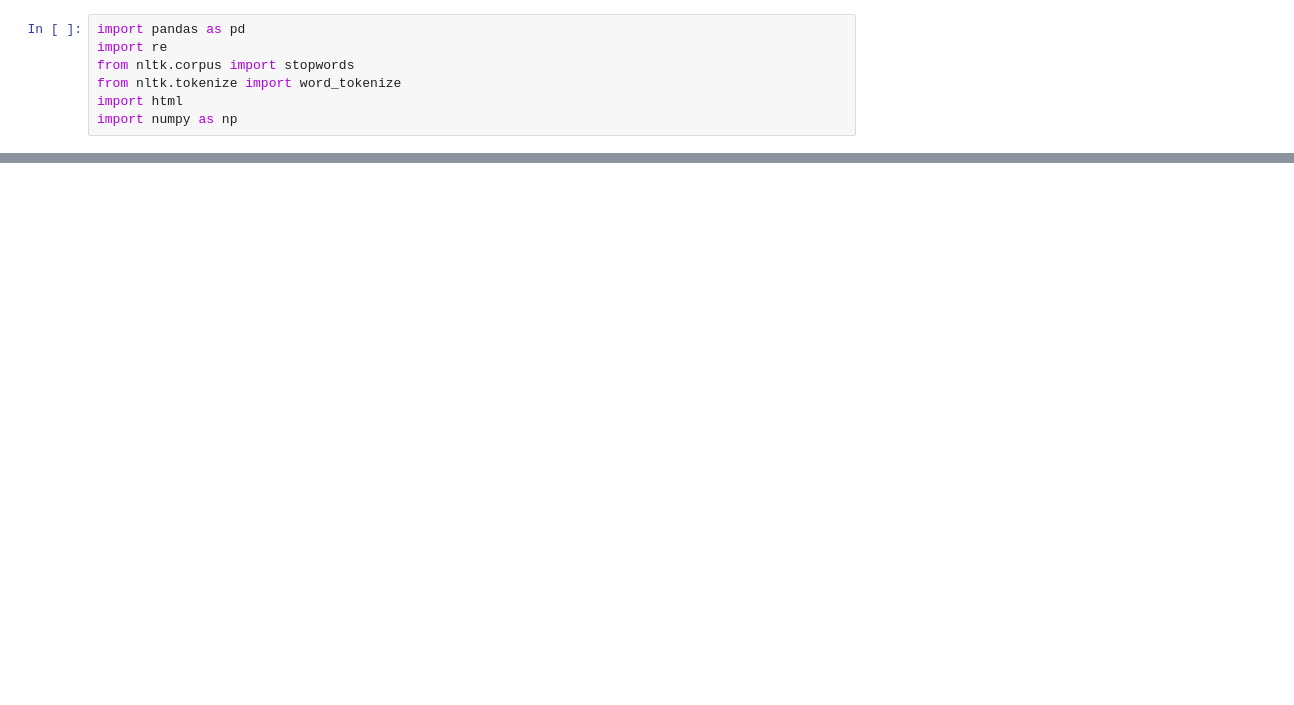
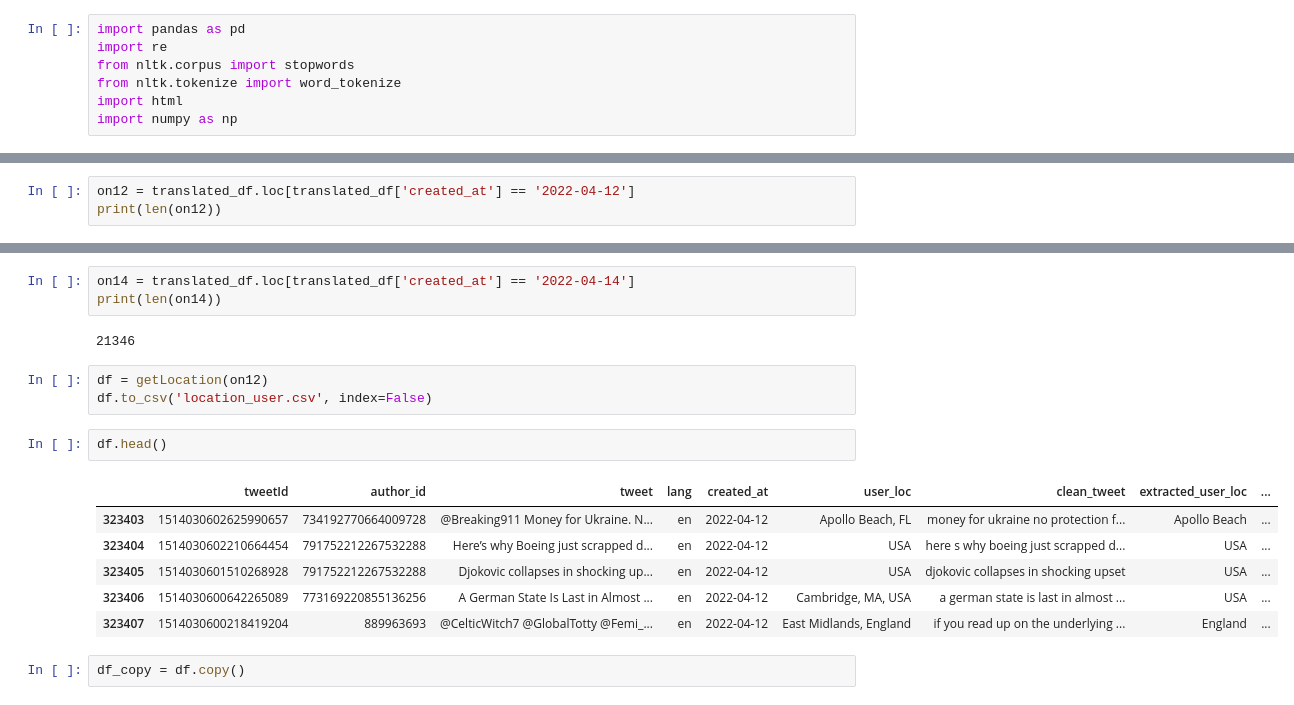
Before and after one commit to kaixuan98/EECS4080, a Jupyter notebook: data_cleaning/cleaning.ipynb, the cells around one changed output, grey strips where cells are left out. Cells and saved outputs as stored; diff of their text form; blank space fills up the shorter version.

```diff
--- a/data_cleaning/cleaning.ipynb
+++ b/data_cleaning/cleaning.ipynb
@@ -23,0 +131,3 @@ array(['en', 'de', 'es'], dtype=object)
+# %%
+on12 = translated_df.loc[translated_df['created_at'] == '2022-04-12']
+print(len(on12))
@@ -23,0 +156,19 @@ array(['en', 'de', 'es'], dtype=object)
+# %%
+on14 = translated_df.loc[translated_df['created_at'] == '2022-04-14']
+print(len(on14))
+# %% [output]
+21346
+# %%
+df = getLocation(on12)
+df.to_csv('location_user.csv', index=False)
+# %%
+df.head()
+# %% [output]
+|  | tweetId | author_id | tweet | lang | created_at | user_loc | clean_tweet | extracted_user_loc | ... |
+| 323403 | 1514030602625990657 | 734192770664009728 | @Breaking911 Money for Ukraine. N... | en | 2022-04-12 | Apollo Beach, FL | money for ukraine no protection f... | Apollo Beach | ... |
+| 323404 | 1514030602210664454 | 791752212267532288 | Here’s why Boeing just scrapped d... | en | 2022-04-12 | USA | here s why boeing just scrapped d... | USA | ... |
+| 323405 | 1514030601510268928 | 791752212267532288 | Djokovic collapses in shocking up... | en | 2022-04-12 | USA | djokovic collapses in shocking upset | USA | ... |
+| 323406 | 1514030600642265089 | 773169220855136256 | A German State Is Last in Almost ... | en | 2022-04-12 | Cambridge, MA, USA | a german state is last in almost ... | USA | ... |
+| 323407 | 1514030600218419204 | 889963693 | @CelticWitch7 @GlobalTotty @Femi_... | en | 2022-04-12 | East Midlands, England | if you read up on the underlying ... | England | ... |
+# %%
+df_copy = df.copy()
```
Also changed, not shown: parts of 23 cells of this notebook, 16 other files.
